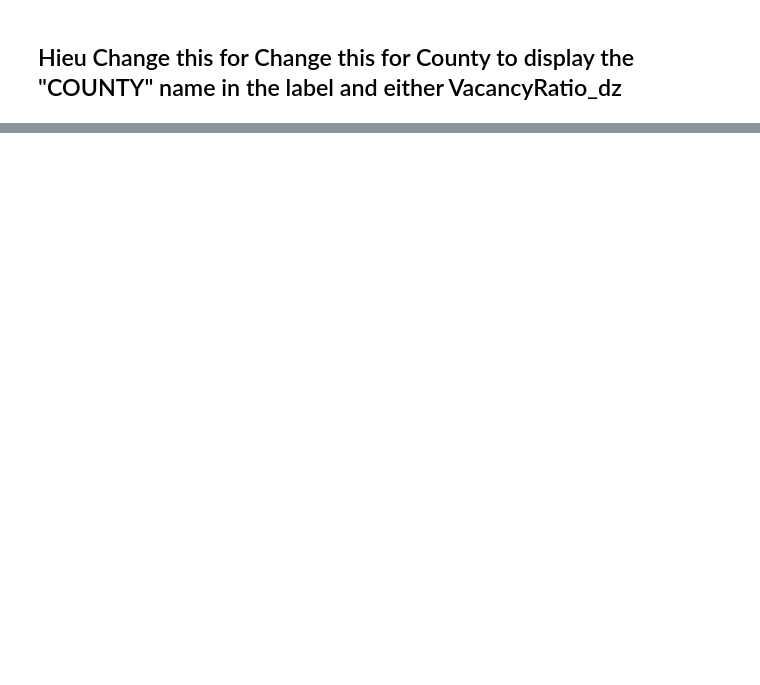
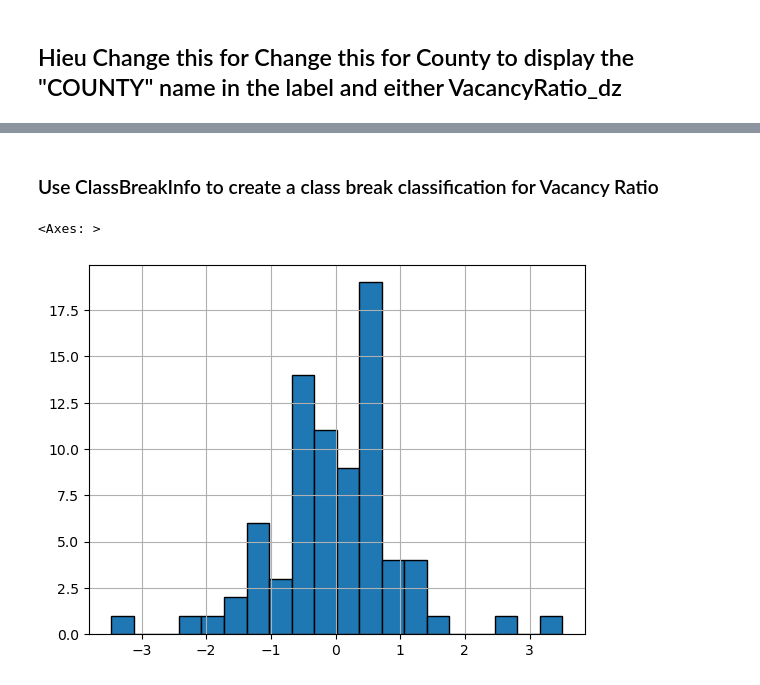
Before and after one commit to ciesin-geospatial/TOPSTSCHOOL-disasters, a Jupyter notebook: m301-coastal-hazards-PR.ipynb, the cells around one changed output, grey strips where cells are left out. Cells and saved outputs as stored; diff of their text form; code cells hidden in the pictures; blank space fills up the shorter version.

```diff
--- a/m301-coastal-hazards-PR.ipynb
+++ b/m301-coastal-hazards-PR.ipynb
@@ -1070,0 +1138,8 @@ m1
+# %%
+gis = GIS()
+pr_county_layer = gis.content.get("3132216944b249a08d13b1aa0ee6fda2").layers[0] # The layer of PR county 2020 published to the portal
+
+
+sedf = pr_county_layer.query(where = "STATEFP = '72'").sdf
+
+pr_county_sedf = sedf.merge(pr_county_df, on=(sedf["NAMELSAD"], pr_county_df["COUNTY"]), how="inner")
@@ -1070,0 +1162,7 @@ m1
+# %% [markdown]
+### Use ClassBreakInfo to create a class break classification for Vacancy Ratio
+# %%
+pr_county_sedf["VacantRatio_dz"].hist(bins=20, edgecolor='black')
+# %% [output]
+<Axes: >
+[figure, added]
```
Also changed, not shown: parts of 35 cells of this notebook.
